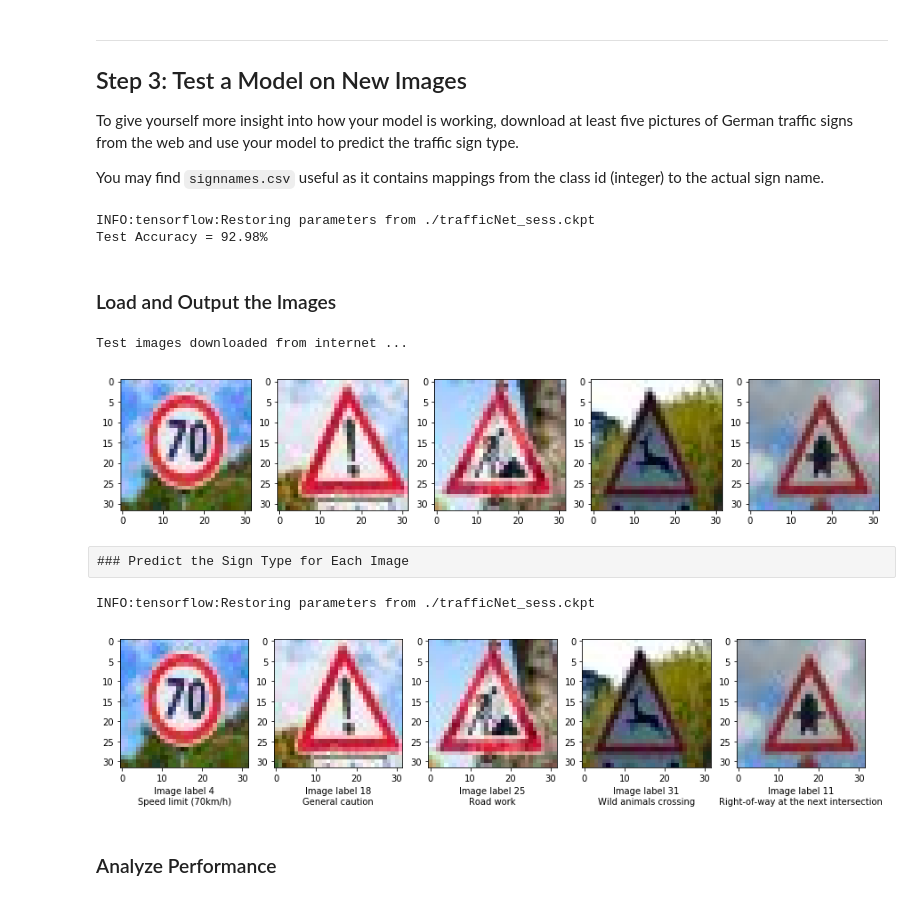
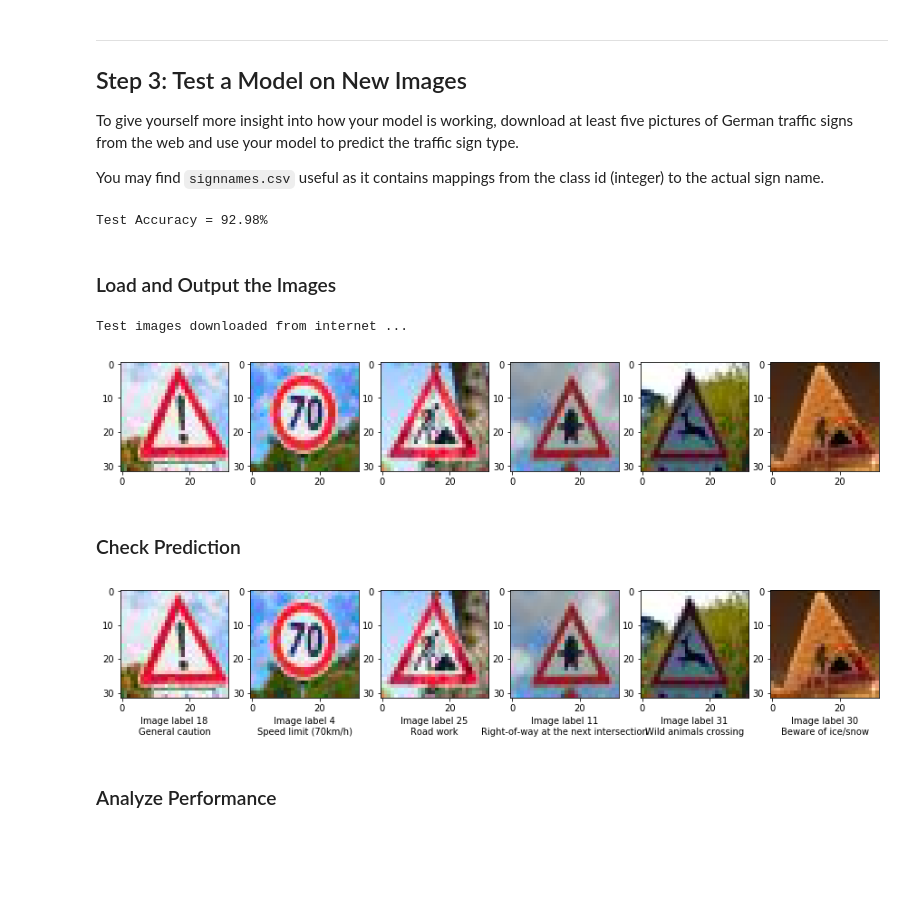
Before and after one commit to harshnandan/CarND-Traffic-Sign-Classifier-Proj, a Jupyter notebook: Traffic_Sign_Classifier.ipynb, the cells around one changed output. Saved outputs shown, nothing was run; the diff lists cells and outputs as text; code cells hidden in the pictures; blank space fills up the shorter version.

```diff
--- a/Traffic_Sign_Classifier.ipynb
+++ b/Traffic_Sign_Classifier.ipynb
@@ -456,58 +457,93 @@ Epoch 40/40: Cross-Validation Accuracy = 94.898% : time elapsed 0.281s
 To give yourself more insight into how your model is working, download at least five pictures of German traffic signs from the web and use your model to predict the traffic sign type.
 
 You may find `signnames.csv` useful as it contains mappings from the class id (integer) to the actual sign name.
-# %%
-#Run through test data
-
-
-with tf.Session() as sess:
-    sess.run(tf.global_variables_initializer())
-    saver.restore(sess, './trafficNet_sess.ckpt')
-    test_accuracy = evaluation(X_test, y_test)
-    print("Test Accuracy = {:.2f}%".format(test_accuracy['accuracy']*100))
-# %% [output]
-INFO:tensorflow:Restoring parameters from ./trafficNet_sess.ckpt
-Test Accuracy = 92.98%
+# %%
+### Train your model here.
+### Calculate and report the accuracy on the training and validation set.
+### Once a final model architecture is selected,
+### the accuracy on the test set should be calculated and reported as well.
+### Feel free to use as many code cells as needed.
+from sklearn.utils import shuffle
+import time
+
+
+keep_prob = 0.75 # Dropout, probability to keep units
+x = tf.placeholder(tf.float32,(None, 32, 32, 3))
+y = tf.placeholder(tf.int32,(None))
+keep_prob = tf.placeholder(tf.float32)
+
+one_hot_y = tf.one_hot(y, n_classes)
+out_logits = trafficNet(x)
+
+n_epochs = 40
+batch_size = 64
+
+# training definitions
+cost = tf.reduce_mean(tf.nn.softmax_cross_entropy_with_logits(labels=one_hot_y, logits=out_logits) )
+optimizer = tf.train.AdamOptimizer(learning_rate = 0.001).minimize(cost)
+
+# validation definition
+accuracy_op = tf.reduce_mean( tf.cast( tf.equal(tf.argmax(out_logits,1) , tf.argmax(one_hot_y, 1)), tf.float32) )
+
+# prediction definition
+predict = tf.argmax(out_logits,1)
+
+
+saver = tf.train.Saver()
+
+#Run through test data
+with tf.Session() as sess:
+    sess.run(tf.global_variables_initializer())
+    saver.restore(sess, './trafficNet_sess.ckpt')
+    test_accuracy = evaluation(X_test, y_test)
+    print("Test Accuracy = {:.2f}%".format(test_accuracy['accuracy']*100))
+# %% [output]
+Test Accuracy = 92.98%
 # %% [markdown]
 ### Load and Output the Images
 # %%
 import os
+import re
 
 fileList = os.listdir("new_test_image/")
 numFig = len(fileList)
 test_images = np.uint8(np.zeros((numFig,32,32,3)))
-label = np.uint8(np.zeros((numFig,0)))
+label = np.uint8(np.zeros((numFig)))
 
 plt.figure(figsize=(15, 5))
 
 print("Test images downloaded from internet ...")
 for figIdx, fileName in enumerate(fileList):
     # read image
     img = cv2.imread('./new_test_image/' + fileName)
     RGB_img = cv2.cvtColor(img, cv2.COLOR_BGR2RGB)
     test_images[figIdx] = RGB_img
-    plt.subplot(1, 5, figIdx+1)
+    # read associated image label from file name
+    m = re.search(r'Label-(.*?)\.jpg', fileName)
+    if m:
+        label[figIdx] = m.group(1)
+
+    plt.subplot(1, 6, figIdx+1)
     plt.imshow(RGB_img)
 # %% [output]
 Test images downloaded from internet ...
-[figure, old version]
+[figure, new version]
-# %% [raw]
-### Predict the Sign Type for Each Image
+# %% [markdown]
+### Check Prediction
 # %%
-
+# Check the predicted labels for
 with tf.Session() as sess:
     sess.run(tf.global_variables_initializer())
     saver.restore(sess, './trafficNet_sess.ckpt')
     p = sess.run([])
-    p = sess.run(predict, feed_dict={x:test_images, keep_prob: 1.0})
+    p, logits, soft = sess.run([predict, out_logits_5, softmax_out_5], feed_dict={x:test_images, y:label})
 
 plt.figure(figsize=(15, 5))
 for figIdx, fileName in enumerate(fileList):
-    plt.subplot(1, 5, figIdx+1)
+    plt.subplot(1, 6, figIdx+1)
     plt.imshow(test_images[figIdx])
     plt.xlabel("Image label " + str(p[figIdx])+ "\n" + signs_class[p[figIdx]])
 # %% [output]
-INFO:tensorflow:Restoring parameters from ./trafficNet_sess.ckpt
-[figure, old version]
+[figure, new version]
 # %% [markdown]
 ### Analyze Performance
```
Also changed, not shown: parts of 5 cells of this notebook, 6 other files.
